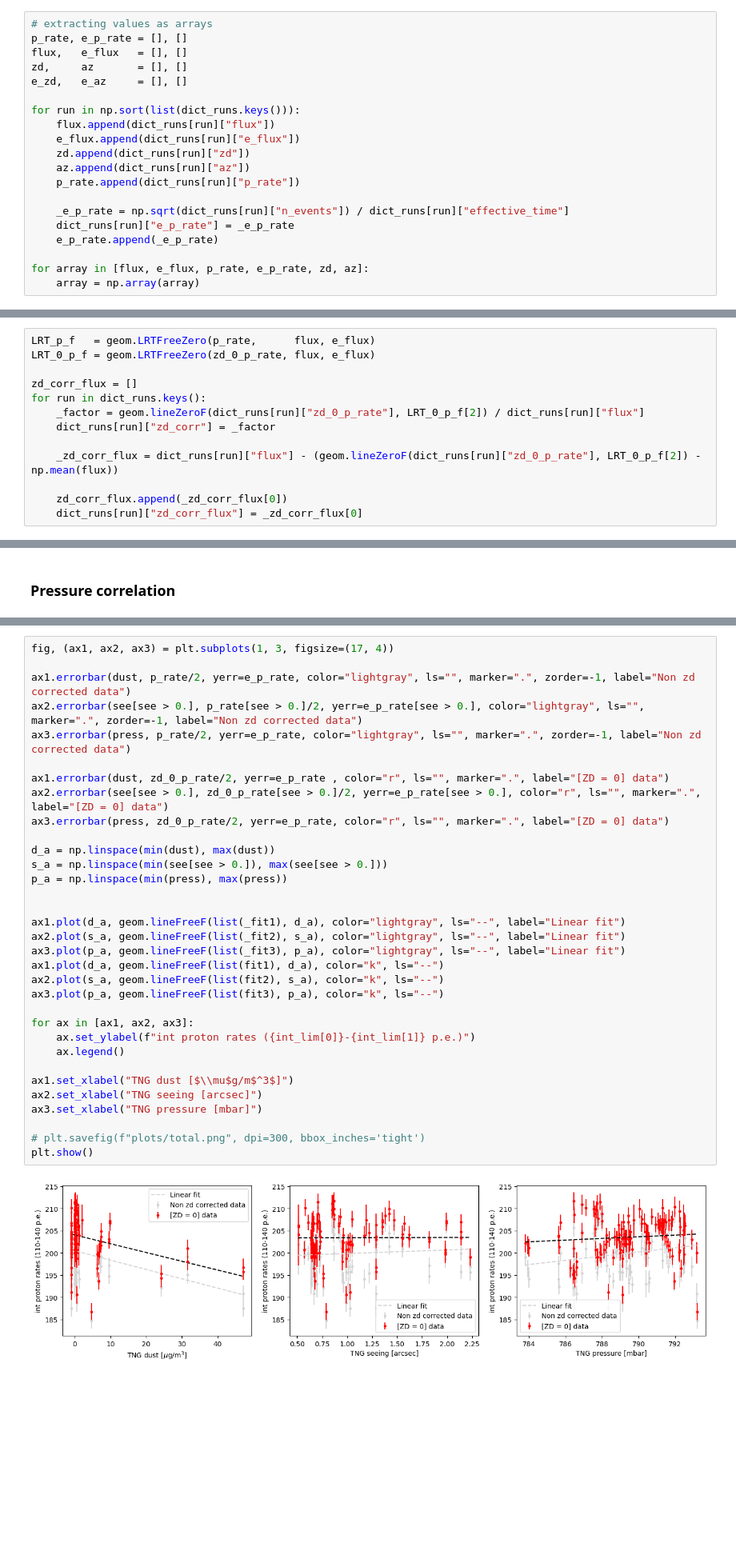
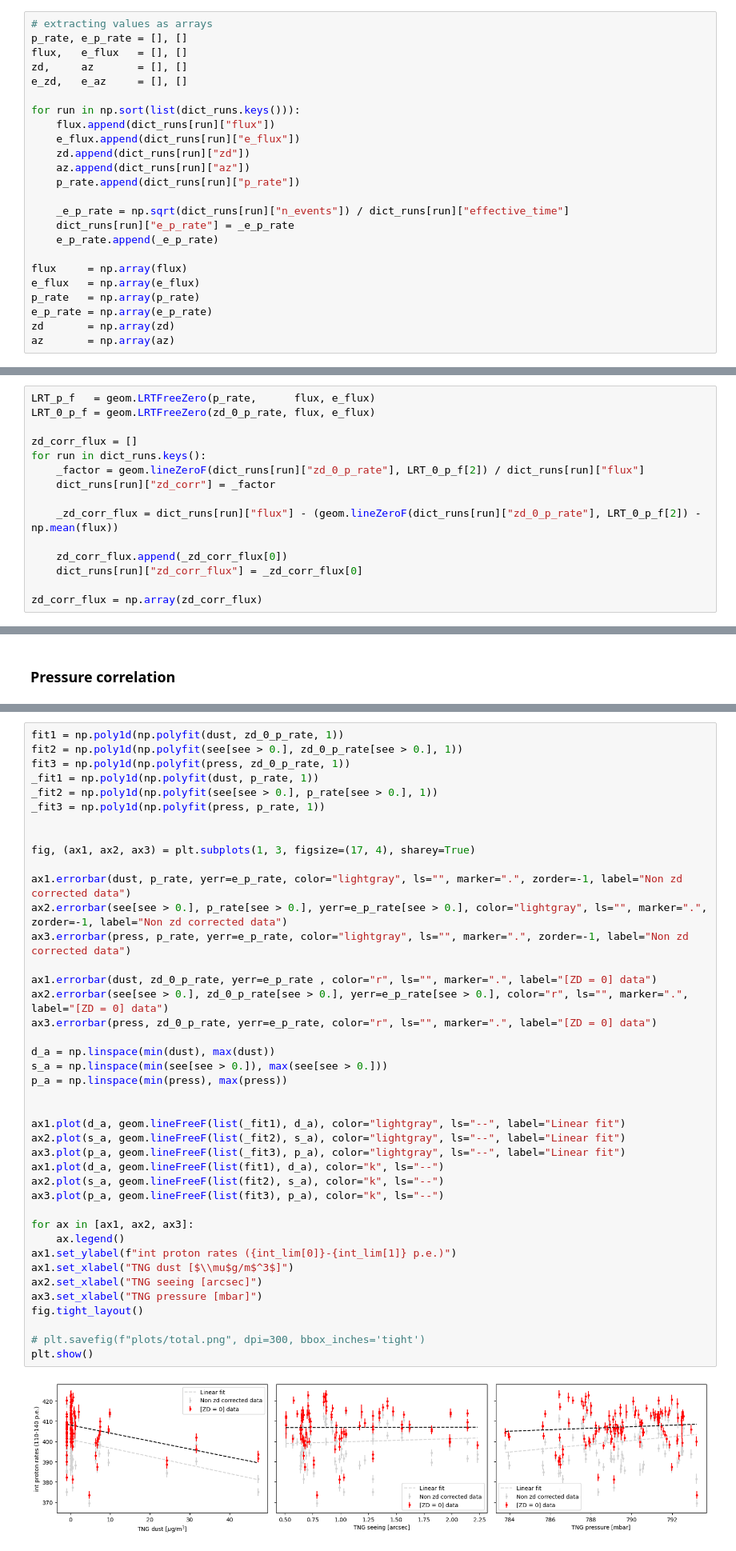
Before and after one commit to juanjq/cosmic_ray_data_correction, a Jupyter notebook: analysis_first_corrections/perform_corrections.ipynb, the cells around one changed output, grey strips where cells are left out. Shown at 80% size. Cells and saved outputs as stored; diff of their text form; blank space fills up the shorter version.

```diff
--- a/analysis_first_corrections/perform_corrections.ipynb
+++ b/analysis_first_corrections/perform_corrections.ipynb
@@ -155,8 +155,12 @@ for run in np.sort(list(dict_runs.keys())):
     dict_runs[run]["e_p_rate"] = _e_p_rate
     e_p_rate.append(_e_p_rate)
 
-for array in [flux, e_flux, p_rate, e_p_rate, zd, az]:
-    array = np.array(array)
+flux     = np.array(flux)
+e_flux   = np.array(e_flux)
+p_rate   = np.array(p_rate)
+e_p_rate = np.array(e_p_rate)
+zd       = np.array(zd)
+az       = np.array(az)
 # %% [markdown]
 ### Linearly fitting the zd to the proton rate and showing all distributions
 # %%
@@ -282,6 +285,8 @@ for run in dict_runs.keys():
 
     zd_corr_flux.append(_zd_corr_flux[0])
     dict_runs[run]["zd_corr_flux"] = _zd_corr_flux[0]
+
+zd_corr_flux = np.array(zd_corr_flux)
 # %%
 fig, (ax1, ax2) = plt.subplots(1, 2, figsize=(12, 5), gridspec_kw={'width_ratios': [1.2, 1.45]}, sharey=True)
 
@@ -663,36 +647,44 @@ c3, _, p3 = aux.calculate_chi2_pvalue_fun(press, zd_0_p_rate/2, e_p_rate, geom.l
 # %%
-fig, (ax1, ax2, ax3) = plt.subplots(1, 3, figsize=(17, 4))
+fit1 = np.poly1d(np.polyfit(dust, zd_0_p_rate, 1))
+fit2 = np.poly1d(np.polyfit(see[see > 0.], zd_0_p_rate[see > 0.], 1))
+fit3 = np.poly1d(np.polyfit(press, zd_0_p_rate, 1))
+_fit1 = np.poly1d(np.polyfit(dust, p_rate, 1))
+_fit2 = np.poly1d(np.polyfit(see[see > 0.], p_rate[see > 0.], 1))
+_fit3 = np.poly1d(np.polyfit(press, p_rate, 1))
 
-ax1.errorbar(dust, p_rate/2, yerr=e_p_rate, color="lightgray", ls="", marker=".", zorder=-1, label="Non zd corrected data")
-ax2.errorbar(see[see > 0.], p_rate[see > 0.]/2, yerr=e_p_rate[see > 0.], color="lightgray", ls="", marker=".", zorder=-1, label="Non zd corrected data")
-ax3.errorbar(press, p_rate/2, yerr=e_p_rate, color="lightgray", ls="", marker=".", zorder=-1, label="Non zd corrected data")
 
-ax1.errorbar(dust, zd_0_p_rate/2, yerr=e_p_rate , color="r", ls="", marker=".", label="[ZD = 0] data")
-ax2.errorbar(see[see > 0.], zd_0_p_rate[see > 0.]/2, yerr=e_p_rate[see > 0.], color="r", ls="", marker=".", label="[ZD = 0] data")
-ax3.errorbar(press, zd_0_p_rate/2, yerr=e_p_rate, color="r", ls="", marker=".", label="[ZD = 0] data")
+fig, (ax1, ax2, ax3) = plt.subplots(1, 3, figsize=(17, 4), sharey=True)
+
+ax1.errorbar(dust, p_rate, yerr=e_p_rate, color="lightgray", ls="", marker=".", zorder=-1, label="Non zd corrected data")
+ax2.errorbar(see[see > 0.], p_rate[see > 0.], yerr=e_p_rate[see > 0.], color="lightgray", ls="", marker=".", zorder=-1, label="Non zd corrected data")
+ax3.errorbar(press, p_rate, yerr=e_p_rate, color="lightgray", ls="", marker=".", zorder=-1, label="Non zd corrected data")
+
+ax1.errorbar(dust, zd_0_p_rate, yerr=e_p_rate , color="r", ls="", marker=".", label="[ZD = 0] data")
+ax2.errorbar(see[see > 0.], zd_0_p_rate[see > 0.], yerr=e_p_rate[see > 0.], color="r", ls="", marker=".", label="[ZD = 0] data")
+ax3.errorbar(press, zd_0_p_rate, yerr=e_p_rate, color="r", ls="", marker=".", label="[ZD = 0] data")
 
 d_a = np.linspace(min(dust), max(dust))
 s_a = np.linspace(min(see[see > 0.]), max(see[see > 0.]))
 p_a = np.linspace(min(press), max(press))
 
 
 ax1.plot(d_a, geom.lineFreeF(list(_fit1), d_a), color="lightgray", ls="--", label="Linear fit")
 ax2.plot(s_a, geom.lineFreeF(list(_fit2), s_a), color="lightgray", ls="--", label="Linear fit")
 ax3.plot(p_a, geom.lineFreeF(list(_fit3), p_a), color="lightgray", ls="--", label="Linear fit")
 ax1.plot(d_a, geom.lineFreeF(list(fit1), d_a), color="k", ls="--")
 ax2.plot(s_a, geom.lineFreeF(list(fit2), s_a), color="k", ls="--")
 ax3.plot(p_a, geom.lineFreeF(list(fit3), p_a), color="k", ls="--")
 
 for ax in [ax1, ax2, ax3]:
-    ax.set_ylabel(f"int proton rates ({int_lim[0]}-{int_lim[1]} p.e.)")
     ax.legend()
-
+ax1.set_ylabel(f"int proton rates ({int_lim[0]}-{int_lim[1]} p.e.)")
 ax1.set_xlabel("TNG dust [$\\mu$g/m$^3$]")
 ax2.set_xlabel("TNG seeing [arcsec]")
 ax3.set_xlabel("TNG pressure [mbar]")
+fig.tight_layout()
 
 # plt.savefig(f"plots/total.png", dpi=300, bbox_inches='tight')
 plt.show()
 # %% [output]
-[figure, old version]
+[figure, new version]
 # %%
```
Also changed, not shown: parts of 7 cells of this notebook, 9 other files.
